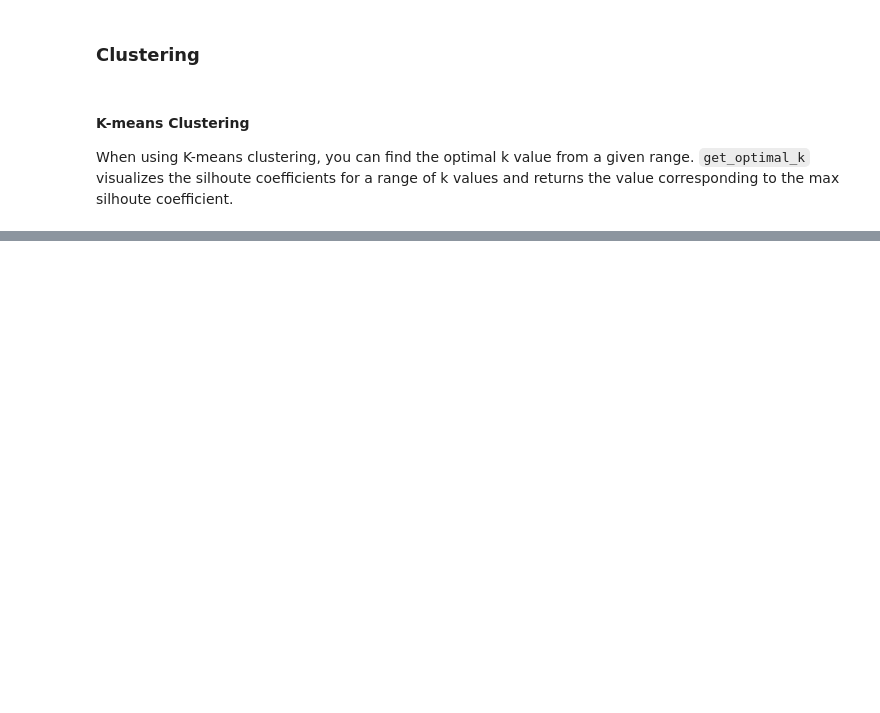
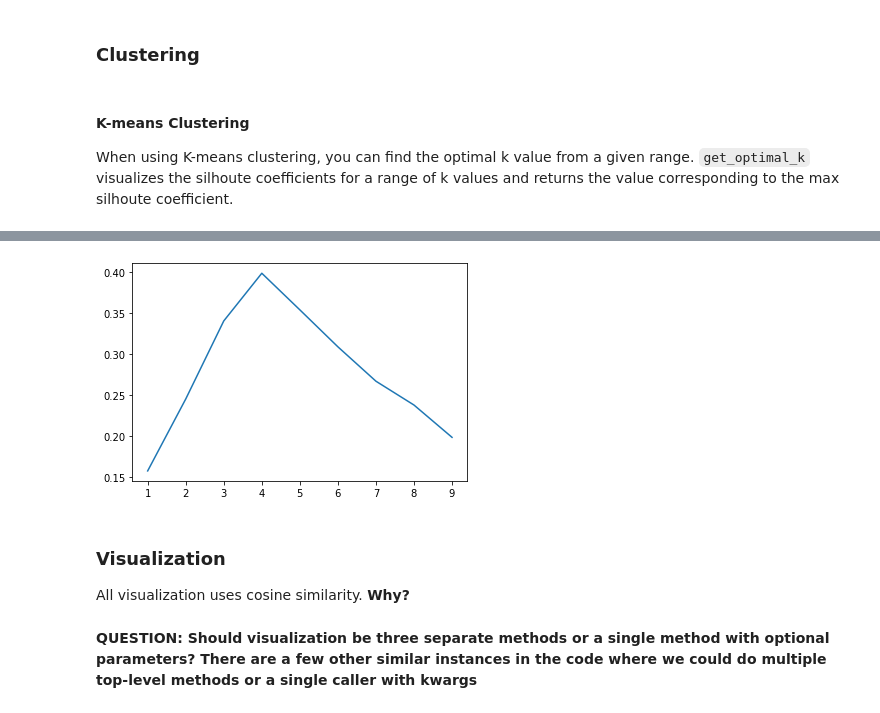
Before and after one commit to VCUWrightCenter/TopEx, a Jupyter notebook: index.ipynb, the cells around one changed output, grey strips where cells are left out. Drawn from its saved outputs; the diff is of its cells as text; code cells hidden in the pictures; blank space fills up the shorter version.

Commit message:
Cluster Topics

```diff
--- a/index.ipynb
+++ b/index.ipynb
@@ -78,4 +84,9 @@ cluster_assignments, dist = get_cluster_assignments_kmeans(optimal_k, just_phras
 # %%
 linkage_matrix = get_linkage_matrix(just_phrase_vecs, "euclidean")
 optimal_height = get_optimal_height(just_phrase_vecs, linkage_matrix, save_chart = False)
-cluster_assignments = get_cluster_assignments_hac(linkage_matrix)
+cluster_assignments = get_cluster_assignments_hac(linkage_matrix, optimal_height)
+# %% [output]
+[figure, added]
+# %% [markdown]
+### Visualization
+All visualization uses cosine similarity. **Why?**
@@ -81,0 +112,2 @@ cluster_assignments = get_cluster_assignments_hac(linkage_matrix)
+# %% [markdown]
+**QUESTION: Should visualization be three separate methods or a single method with optional parameters? There are a few other similar instances in the code where we could do multiple top-level methods or a single caller with kwargs**
```
Also changed, not shown: parts of 13 cells of this notebook, 5 other files.
